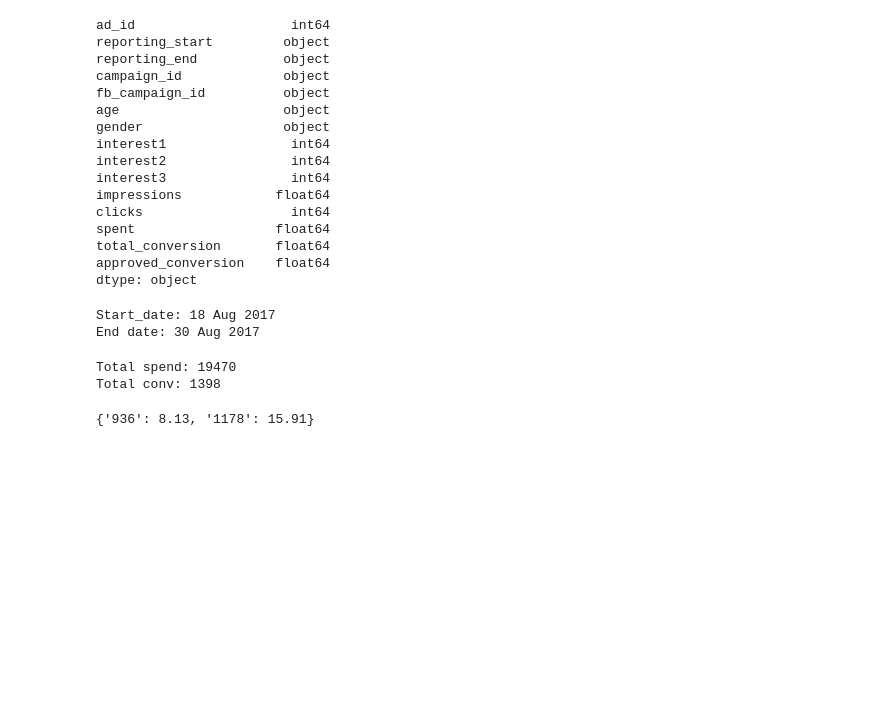
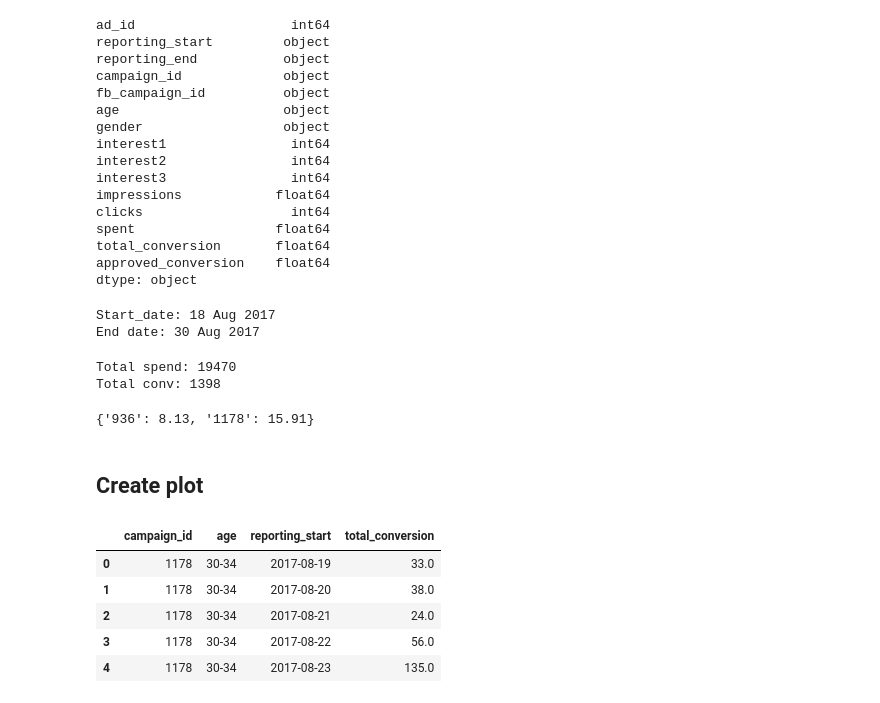
Before and after one commit to PratamaAgung/firecapstone, a Jupyter notebook: labs.ipynb, the cells around one changed output. Drawn from its saved outputs; the diff is of its cells as text; code cells hidden in the pictures; blank space fills up the shorter version.

```diff
--- a/labs.ipynb
+++ b/labs.ipynb
@@ -66,3 +68,5 @@ for each in id:
 print(cpc_each)
 # %% [output]
 {'936': 8.13, '1178': 15.91}
+# %% [markdown]
+## Create plot
@@ -68,0 +81,9 @@ print(cpc_each)
+# %%
+grouped.head()
+# %% [output]
+|  | campaign_id | age | reporting_start | total_conversion |
+| 0 | 1178 | 30-34 | 2017-08-19 | 33.0 |
+| 1 | 1178 | 30-34 | 2017-08-20 | 38.0 |
+| 2 | 1178 | 30-34 | 2017-08-21 | 24.0 |
+| 3 | 1178 | 30-34 | 2017-08-22 | 56.0 |
+| 4 | 1178 | 30-34 | 2017-08-23 | 135.0 |
```
Also changed, not shown: parts of 6 cells of this notebook.
